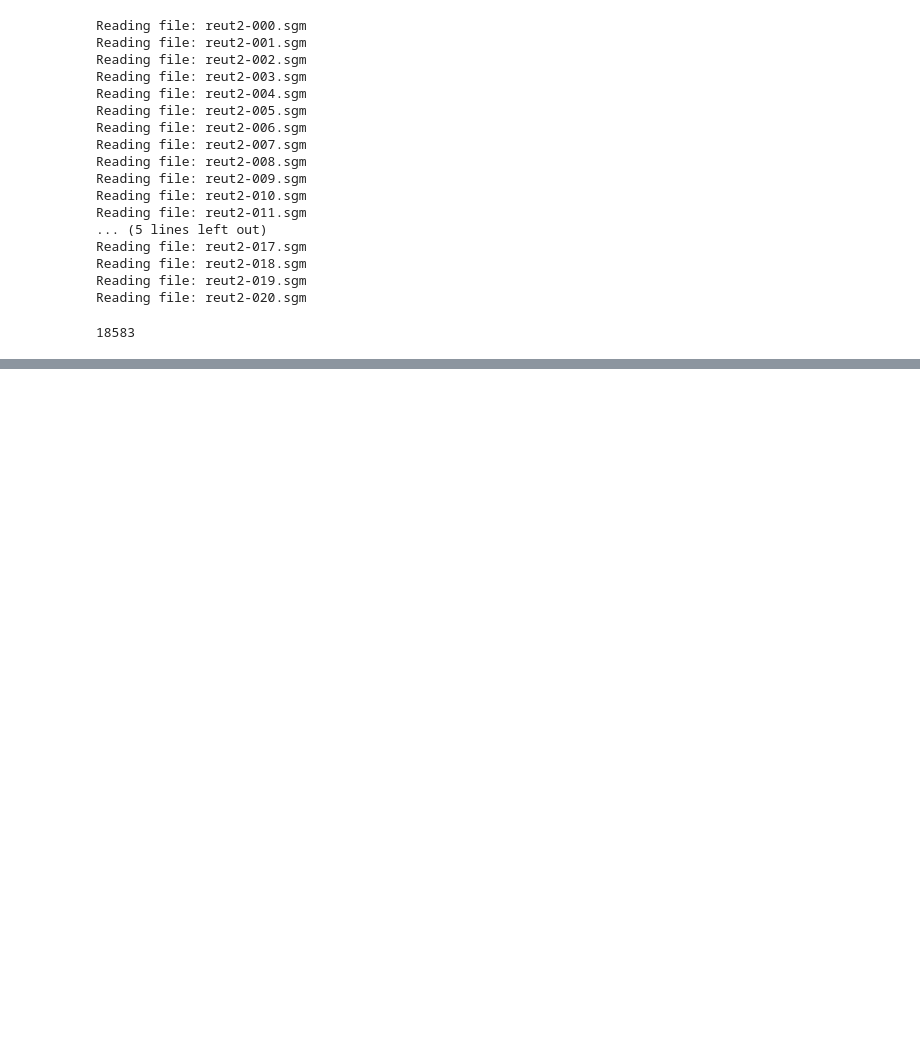
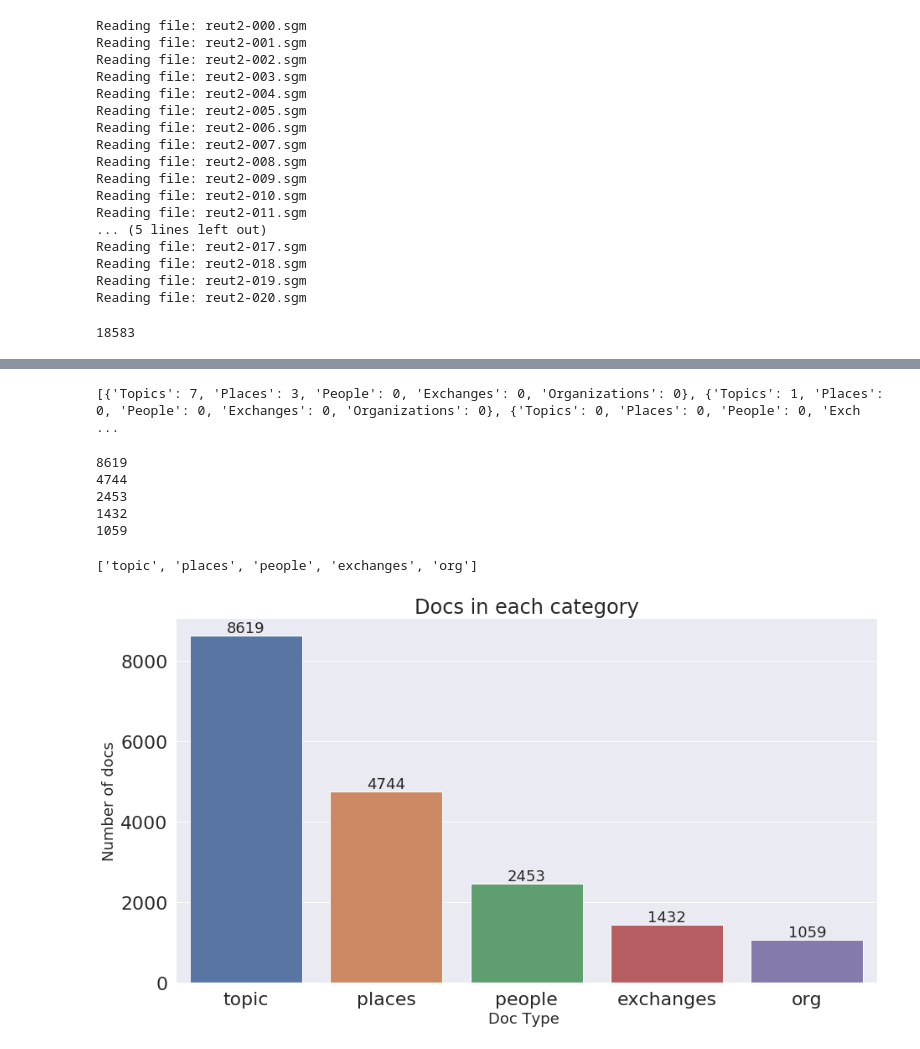
Before and after one commit to 20188202010/SMAI, a Jupyter notebook: Category_ranking_using_decision_tree.ipynb, the cells around one changed output, grey strips where cells are left out. Drawn from its saved outputs; the diff is of its cells as text; code cells hidden in the pictures; blank space fills up the shorter version.

```diff
--- a/Category_ranking_using_decision_tree.ipynb
+++ b/Category_ranking_using_decision_tree.ipynb
@@ -205,0 +229,4 @@ one_hot_label_list = makeOneHotEncoding(totalX)
+# %%
+print (ohl)
+# %% [output]
+[{'Topics': 7, 'Places': 3, 'People': 0, 'Exchanges': 0, 'Organizations': 0}, {'Topics': 1, 'Places': 0, 'People': 0, 'Exchanges': 0, 'Organizations': 0}, {'Topics': 0, 'Places': 0, 'People': 0, 'Exch ...
@@ -206,3 +260,49 @@ one_hot_label_list = makeOneHotEncoding(totalX)
+# %%
+my_df_2['topic'] = topics
+my_df_2['places'] = places
+my_df_2['people'] = peop
+my_df_2['exchanges'] = excha
+my_df_2['org'] = org
+# %%
+# my_df_2.head()
+# my_df_2.describe()
+print(my_df_2['topic'].sum())
+print(my_df_2['places'].sum())
+print(my_df_2['people'].sum())
+print(my_df_2['exchanges'].sum())
+print(my_df_2['org'].sum())
+# %% [output]
+8619
+4744
+2453
+1432
+1059
+# %%
+label = ['topics', 'places', 'people','exchanges', 'org']
+import matplotlib.pyplot as plt
+import seaborn as sns
+categories = list(my_df_2.columns.values)
+print(categories[1:])
+sns.set(font_scale = 2)
+plt.figure(figsize=(15,8))
+# print(my_df_2.iloc[:,1:].sum().values)
+ax= sns.barplot(categories[1:], my_df_2.iloc[:,1:].sum().values)
+
+plt.title("Docs in each category", fontsize=24)
+plt.ylabel('Number of docs', fontsize=18)
+plt.xlabel('Doc Type ', fontsize=18)
+
+#adding the text labels
+rects = ax.patches
+labels = my_df_2.iloc[:,1:].sum().values
+for rect, label in zip(rects, labels):
+    height = rect.get_height()
+    ax.text(rect.get_x() + rect.get_width()/2, height + 5, label, ha='center', va='bottom', fontsize=18)
+
+plt.show()
+# %% [output]
+['topic', 'places', 'people', 'exchanges', 'org']
+[figure, added]
 # %%
 def getRankedOutput2(predicted_y):
   all_sorted_x = []
```
Also changed, not shown: parts of 15 cells of this notebook, 1 other file.
